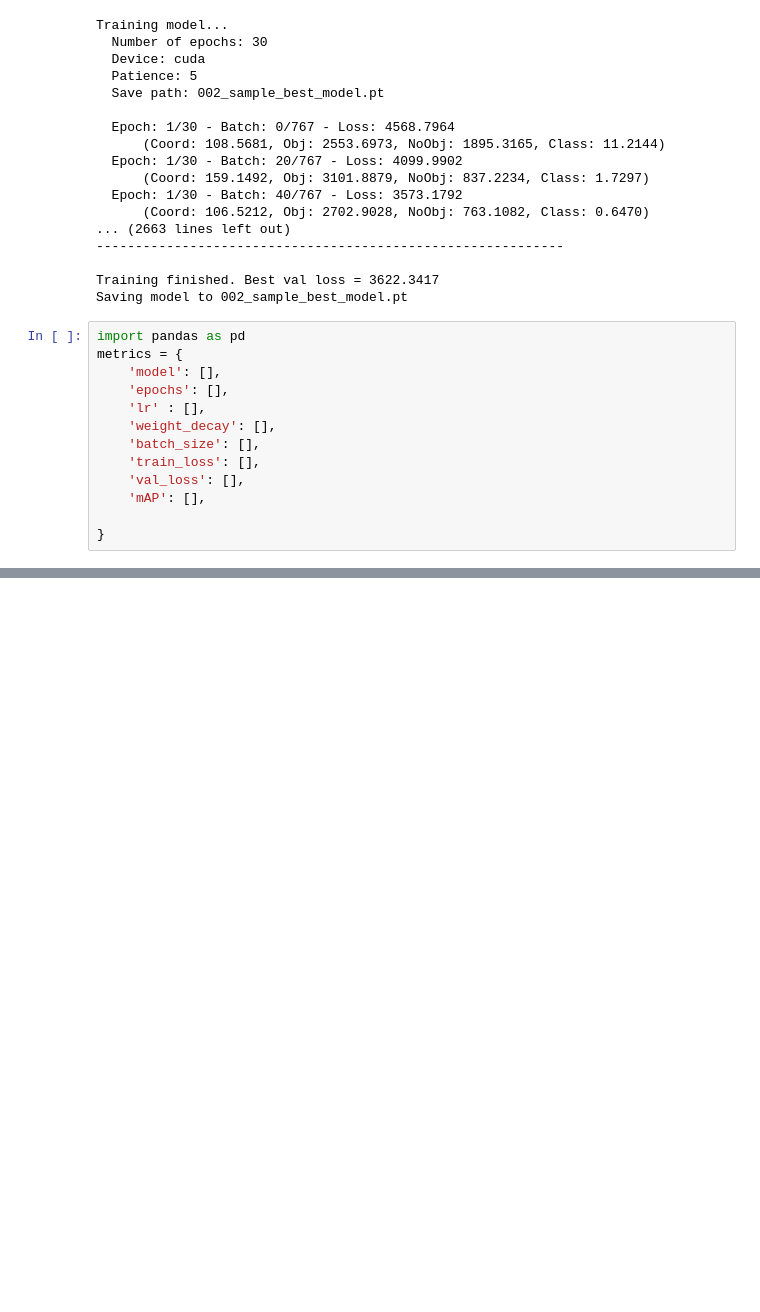
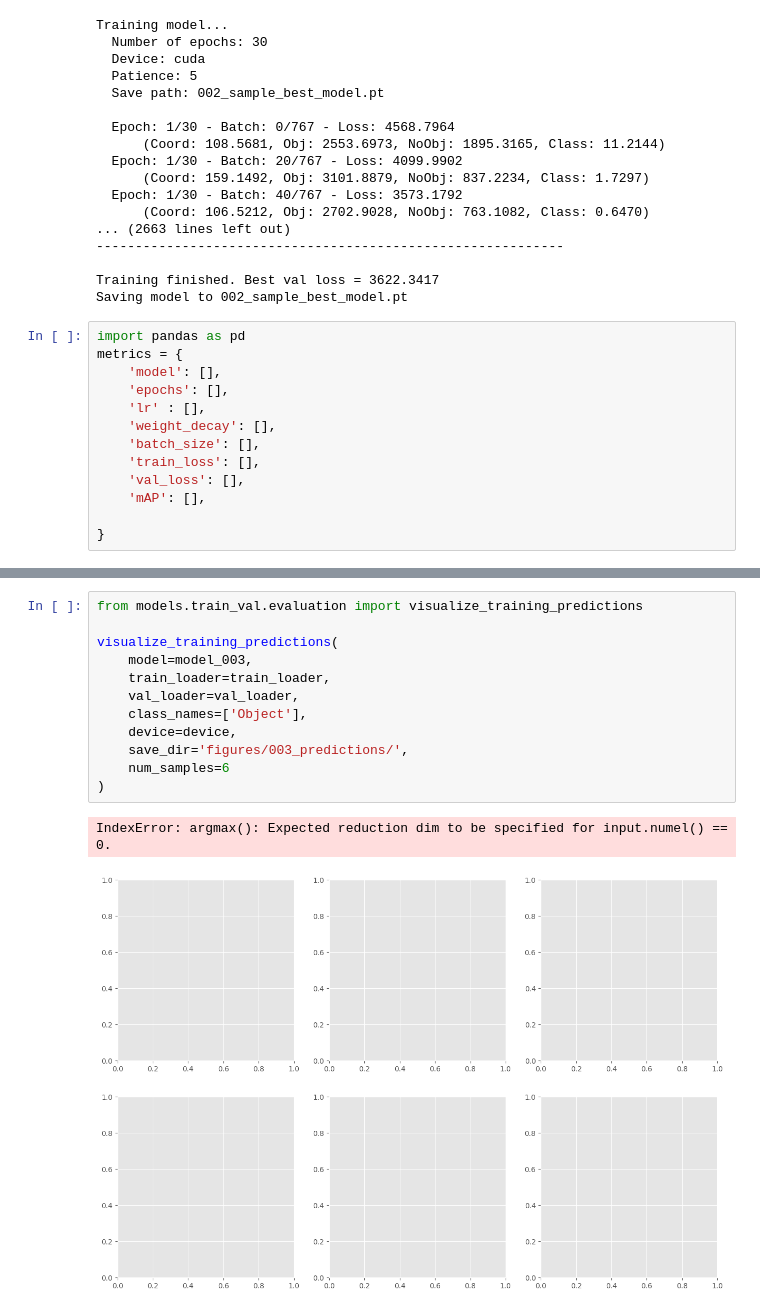
Before and after one commit to automatedtomato/sar_yolo, a Jupyter notebook: notebooks/0001_sample_model.ipynb, the cells around one changed output, grey strips where cells are left out. Saved outputs shown, nothing was run; the diff lists cells and outputs as text; blank space fills up the shorter version.

```diff
--- a/notebooks/0001_sample_model.ipynb
+++ b/notebooks/0001_sample_model.ipynb
@@ -116,0 +281,15 @@ Figure saved at figures/001_learning_curve.png
+# %%
+from models.train_val.evaluation import visualize_training_predictions
+
+visualize_training_predictions(
+    model=model_003,
+    train_loader=train_loader,
+    val_loader=val_loader,
+    class_names=['Object'],
+    device=device,
+    save_dir='figures/003_predictions/',
+    num_samples=6
+)
+# %% [output]
+IndexError: argmax(): Expected reduction dim to be specified for input.numel() == 0.
+[figure, added]
```
Also changed, not shown: parts of 8 cells of this notebook, 11 other files.
